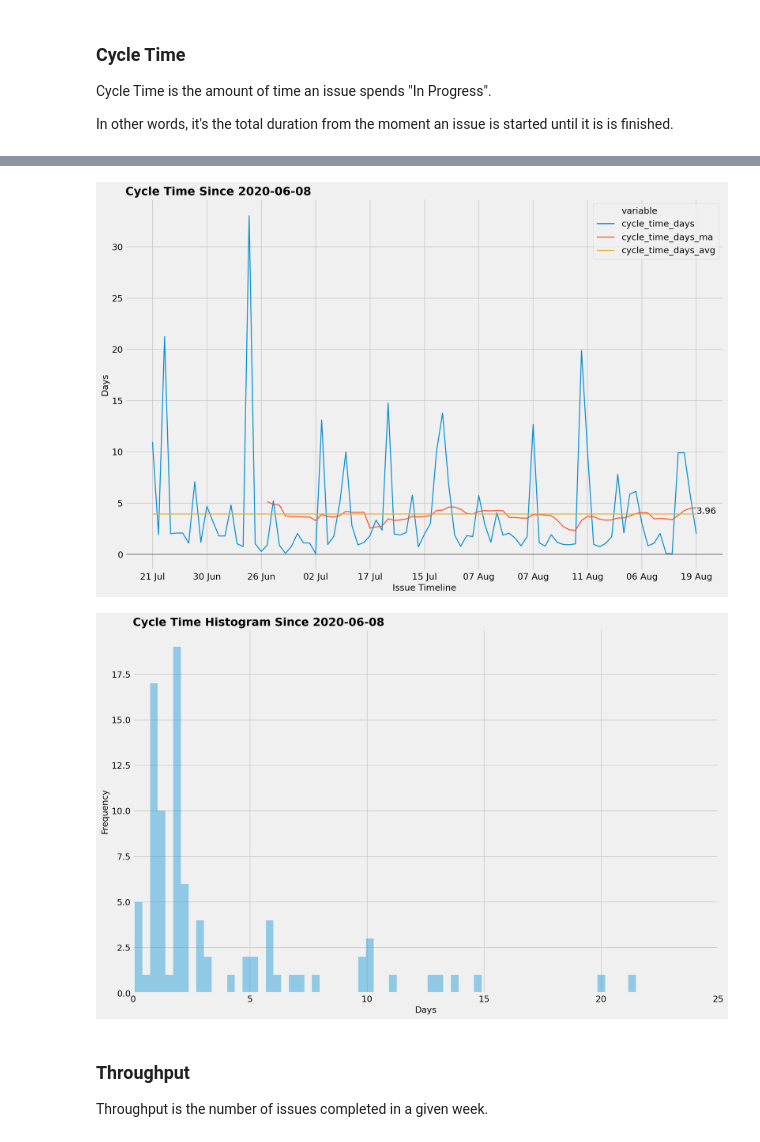
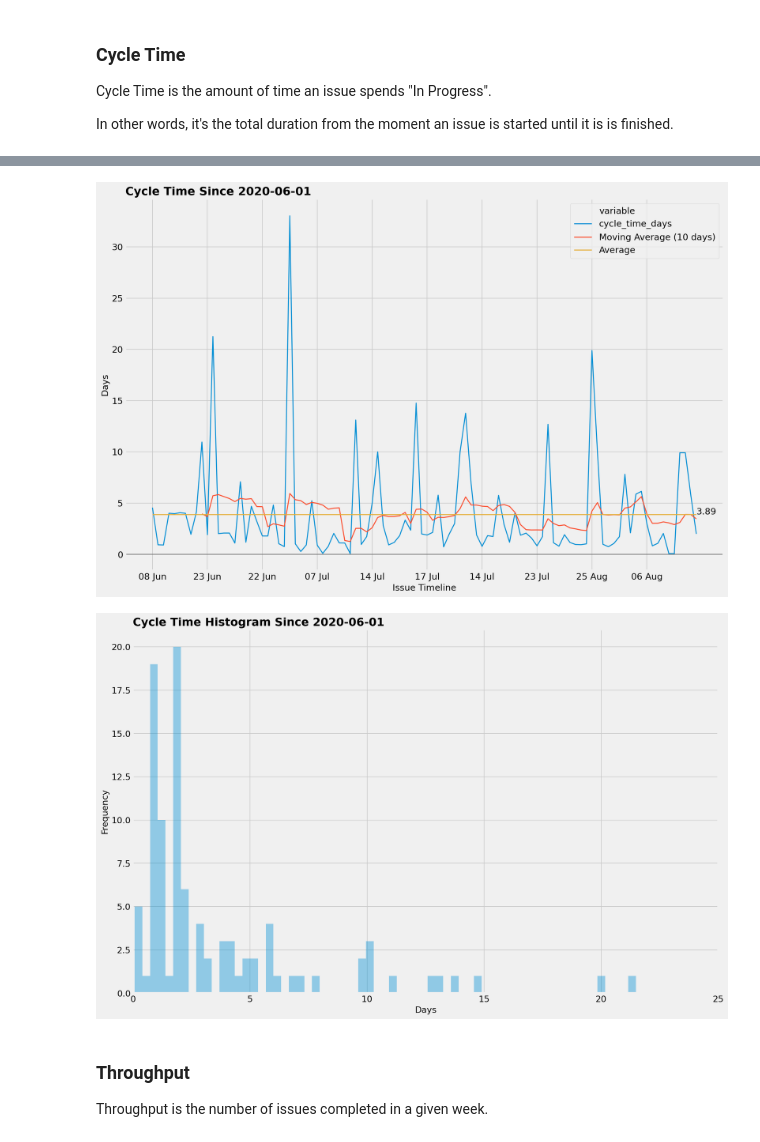
Before and after one commit to jsherer/kanban-metrics, a Jupyter notebook: kanban.ipynb, the cells around one changed output, grey strips where cells are left out. Cells and saved outputs as stored; diff of their text form; code cells hidden in the pictures.

```diff
--- a/kanban.ipynb
+++ b/kanban.ipynb
@@ -33,7 +33,7 @@ matplotlib.pyplot.rcParams['axes.labelsize'] = 14
 matplotlib.pyplot.rcParams['lines.linewidth'] = 1.5
 # %%
 OMIT_ISSUE_TYPES = ('Epic',)
-FILTER_ISSUES_SINCE = (pandas.to_datetime('today') - pandas.Timedelta(days=90)).strftime('%Y-%m-%d')
+FILTER_ISSUES_SINCE = (pandas.to_datetime('today') - pandas.Timedelta(days=180)).strftime('%Y-%m-%d')
 
 DATA_FILE = 'data/example.csv'
 STATUS_ORDER = ['Prioritized', 'In Preparation', 'In Progress', 'Review', 'Accepted', 'Deployed']
@@ -54,13 +54,18 @@ n2 = len(data)
 data = data[~data['issue_type_name'].isin(OMIT_ISSUE_TYPES)]
 
 # filter out issues before date
+n3 = len(data)
 data = data[data['issue_created_date'] >= FILTER_ISSUES_SINCE]
+n4 = len(data)
+if n3 == n4:
+    # if we're not filtering out any issues, set the filter date to the earliest issue date
+    FILTER_ISSUES_SINCE = data['issue_created_date'].min().strftime('%Y-%m-%d')
 
 # rename the story point field name to "issue_points"
 data = data.rename(columns={STORY_POINT_FIELD:'issue_points'})
 if 'issue_points' not in data:
     data['issue_points'] = 1
 
-data.tail()
+data.head()
 # %% [output]
 |  | project_id | project_key | issue_id | issue_key | issue_type_id | issue_type_name | issue_created_date | ... |
@@ -246,8 +251,8 @@ cycle_data = cycle_data[cycle_data['complete_day'] >= pandas.to_datetime(FILTER_
 # drop issues with a cycle time less than 1 hour
 cycle_data = cycle_data[cycle_data['cycle_time_days'] > (1/24.0)]
 
-cycle_data['cycle_time_days_ma'] = cycle_data['cycle_time_days'].rolling(window=20).mean()
-cycle_data['cycle_time_days_avg'] = cycle_data['cycle_time_days'].mean()
+cycle_data['Moving Average (10 days)'] = cycle_data['cycle_time_days'].rolling(window=10).mean()
+cycle_data['Average'] = cycle_data['cycle_time_days'].mean()
 
 cycle_data.head()
 # %% [output]
@@ -260,27 +265,27 @@ cycle_data.head()
 # %%
 matplotlib.pyplot.figure(dpi=150, figsize=(15, 10))
 
-ax = seaborn.lineplot(x='issue_key', y='value', hue='variable', data=pandas.melt(cycle_data[['issue_key', 'cycle_time_days', 'cycle_time_days_ma', 'cycle_time_days_avg']], ['issue_key']))
+ax = seaborn.lineplot(x='issue_key', y='value', hue='variable', data=pandas.melt(cycle_data[['issue_key', 'cycle_time_days', 'Moving Average (10 days)', 'Average']], ['issue_key']))
 
 ax.set_title("Cycle Time Since {}".format(FILTER_ISSUES_SINCE), loc='left', fontdict={
              'fontsize': 18, 'fontweight': 'semibold'})
 
 ax.set_xlabel('Issue Timeline')
 ax.set_ylabel('Days')
 
 key_ticks = range(0, len(cycle_data['issue_key']), len(cycle_data['issue_key'])//10)
 
 ax.set_xticks(key_ticks)
 
 def format_func(value, tick_number):
     return pandas.to_datetime(cycle_data['complete_day'].values[value]).strftime('%d %b')
 ax.xaxis.set_major_formatter(matplotlib.pyplot.FuncFormatter(format_func))
 
 ax.axhline(y=0, color=lightgrey, alpha=.5);
 
-_ = ax.text(cycle_data['issue_key'].max(), cycle_data['cycle_time_days_avg'].max(), "{:.2f}".format(cycle_data['cycle_time_days_avg'].max()))
+_ = ax.text(cycle_data['issue_key'].max(), cycle_data['Average'].max(), "{:.2f}".format(cycle_data['Average'].max()))
 # %% [output]
-[figure, old version]
+[figure, new version]
 # %%
 ax.figure.savefig('images/cycletime-timeline.png', dpi=150)
 # %%
@@ -295,7 +300,7 @@ ax.set_ylabel('Frequency')
 ax.set_xlabel('Days')
 _ = ax.set_xlim([0, 25])
 # %% [output]
-[figure, old version]
+[figure, new version]
 # %%
 ax.figure.savefig('images/cycletime-histogram.png')
 # %% [markdown]
```
Also changed, not shown: parts of 31 cells of this notebook, 20 other files.
